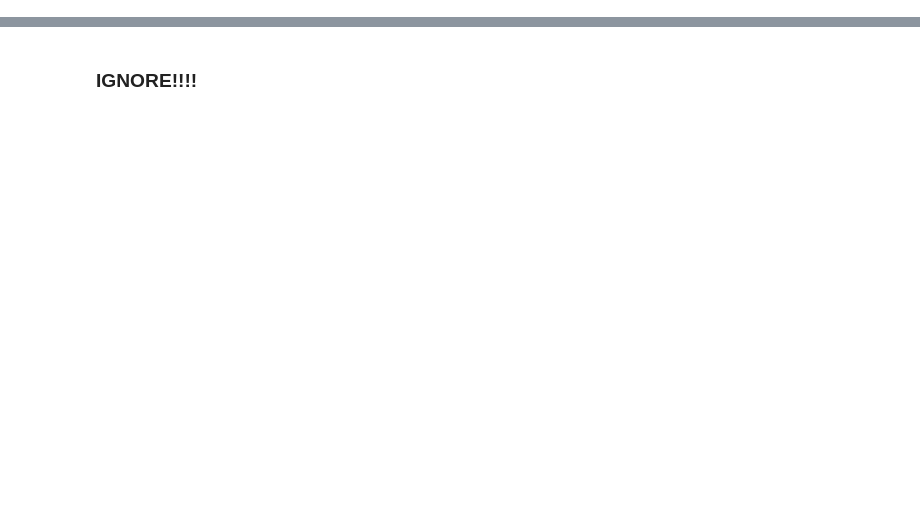
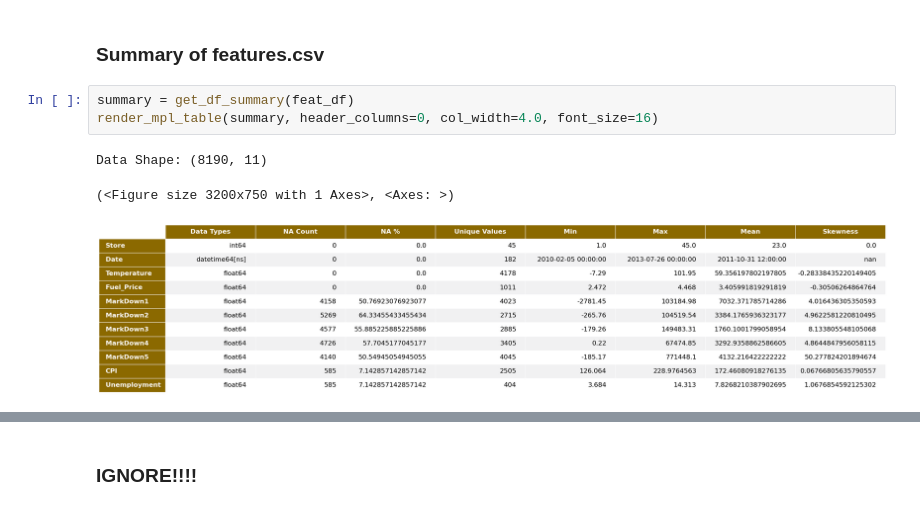
Before and after one commit to SeriousLee20/Walmart-Sales-Clean-Data, a Jupyter notebook: clean.ipynb, the cells around one changed output, grey strips where cells are left out. Drawn from its saved outputs; the diff is of its cells as text; blank space fills up the shorter version.

```diff
--- a/clean.ipynb
+++ b/clean.ipynb
@@ -258,0 +69,9 @@ merged_df.to_csv('cleaned_file.csv')
+# %% [markdown]
+### Summary of features.csv
+# %%
+summary = get_df_summary(feat_df)
+render_mpl_table(summary, header_columns=0, col_width=4.0, font_size=16)
+# %% [output]
+Data Shape: (8190, 11)
+(<Figure size 3200x750 with 1 Axes>, <Axes: >)
+[figure, added]
```
Also changed, not shown: parts of 77 cells of this notebook, 11 other files.
